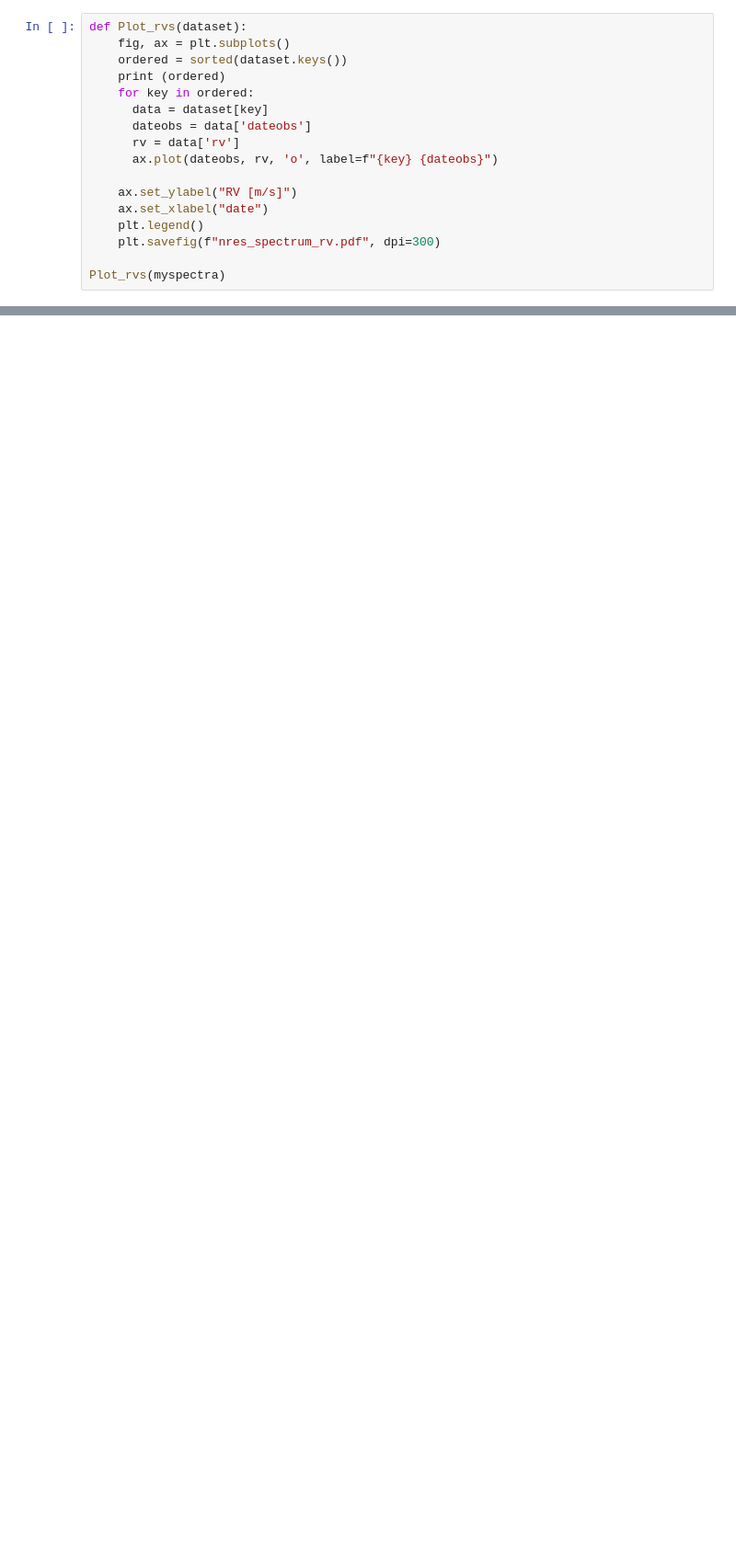
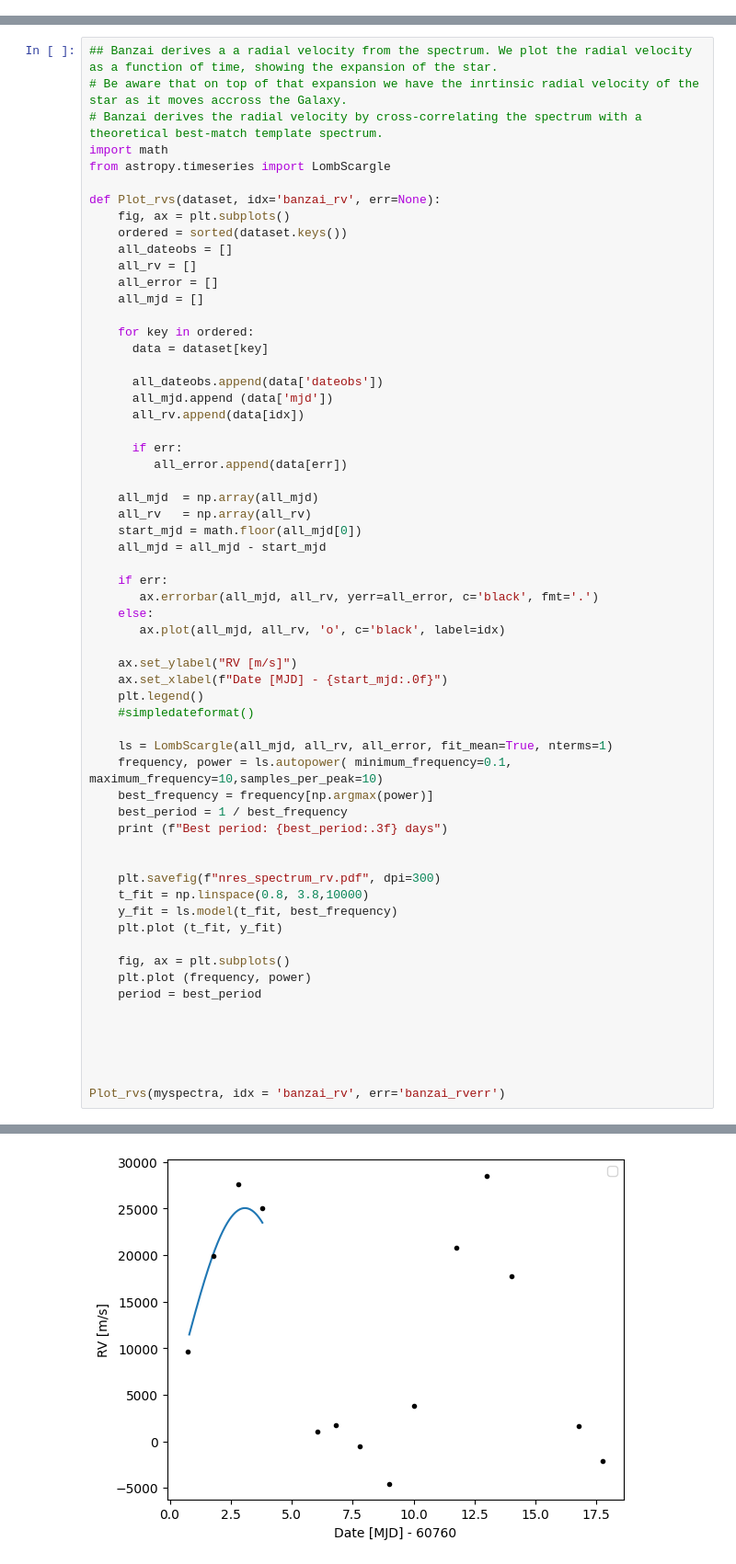
Before and after one commit to drhaz/baadewesselink, a Jupyter notebook: nres-analysis.ipynb, the cells around one changed output, grey strips where cells are left out. Shown at 92% size. Cells and saved outputs as stored; diff of their text form; blank space fills up the shorter version.

```diff
--- a/nres-analysis.ipynb
+++ b/nres-analysis.ipynb
@@ -142,17 +211,0 @@ plot_fullset(myspectra, center_wavelegnth = 6882.5, wavelength_range=5, label="T
-# %%
-def Plot_rvs(dataset):
-    fig, ax = plt.subplots()
-    ordered = sorted(dataset.keys())
-    print (ordered)
-    for key in ordered:
-      data = dataset[key]
-      dateobs = data['dateobs']
-      rv = data['rv']
-      ax.plot(dateobs, rv, 'o', label=f"{key} {dateobs}")
-
-    ax.set_ylabel("RV [m/s]")
-    ax.set_xlabel("date")
-    plt.legend()
-    plt.savefig(f"nres_spectrum_rv.pdf", dpi=300)
-
-Plot_rvs(myspectra)
@@ -161,0 +212,62 @@ Plot_rvs(myspectra)
+# %%
+## Banzai derives a a radial velocity from the spectrum. We plot the radial velocity as a function of time, showing the expansion of the star.
+# Be aware that on top of that expansion we have the inrtinsic radial velocity of the star as it moves accross the Galaxy.
+# Banzai derives the radial velocity by cross-correlating the spectrum with a theoretical best-match template spectrum.
+import math
+from astropy.timeseries import LombScargle
+
+def Plot_rvs(dataset, idx='banzai_rv', err=None):
+    fig, ax = plt.subplots()
+    ordered = sorted(dataset.keys())
+    all_dateobs = []
+    all_rv = []
+    all_error = []
+    all_mjd = []
+
+    for key in ordered:
+      data = dataset[key]
+
+      all_dateobs.append(data['dateobs'])
+      all_mjd.append (data['mjd'])
+      all_rv.append(data[idx])
+
+      if err:
+         all_error.append(data[err])
+
+    all_mjd  = np.array(all_mjd)
+    all_rv   = np.array(all_rv)
+    start_mjd = math.floor(all_mjd[0])
+    all_mjd = all_mjd - start_mjd
+
+    if err:
+       ax.errorbar(all_mjd, all_rv, yerr=all_error, c='black', fmt='.')
+    else:
+       ax.plot(all_mjd, all_rv, 'o', c='black', label=idx)
+
+    ax.set_ylabel("RV [m/s]")
+    ax.set_xlabel(f"Date [MJD] - {start_mjd:.0f}")
+    plt.legend()
+    #simpledateformat()
+
+    ls = LombScargle(all_mjd, all_rv, all_error, fit_mean=True, nterms=1)
+    frequency, power = ls.autopower( minimum_frequency=0.1, maximum_frequency=10,samples_per_peak=10)
+    best_frequency = frequency[np.argmax(power)]
+    best_period = 1 / best_frequency
+    print (f"Best period: {best_period:.3f} days")
+
+
+    plt.savefig(f"nres_spectrum_rv.pdf", dpi=300)
+    t_fit = np.linspace(0.8, 3.8,10000)
+    y_fit = ls.model(t_fit, best_frequency)
+    plt.plot (t_fit, y_fit)
+
+    fig, ax = plt.subplots()
+    plt.plot (frequency, power)
+    period = best_period
+
+
+
+
+
+Plot_rvs(myspectra, idx = 'banzai_rv', err='banzai_rverr')
+# %% [output]
@@ -161,0 +275 @@ Plot_rvs(myspectra)
+[figure, added]
```
Also changed, not shown: parts of 9 cells of this notebook, 2 other files.
